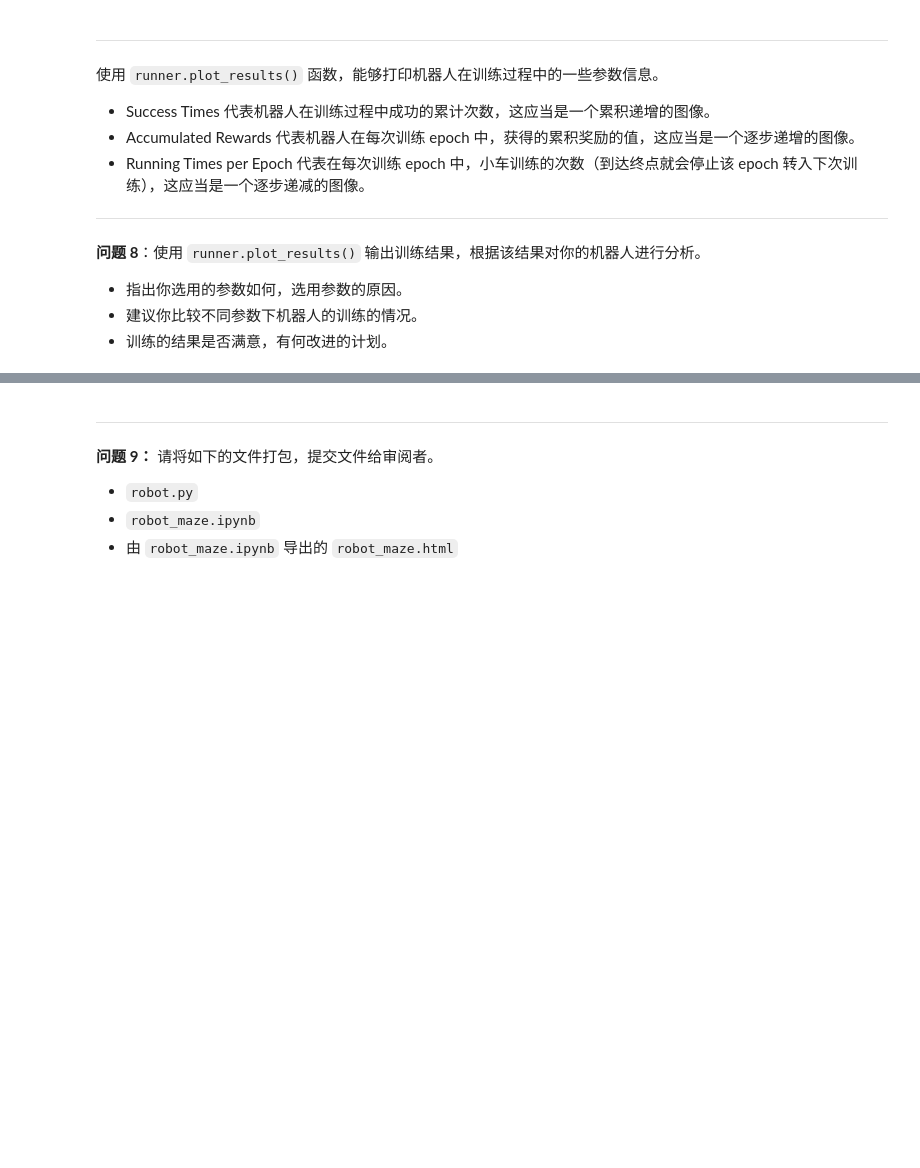
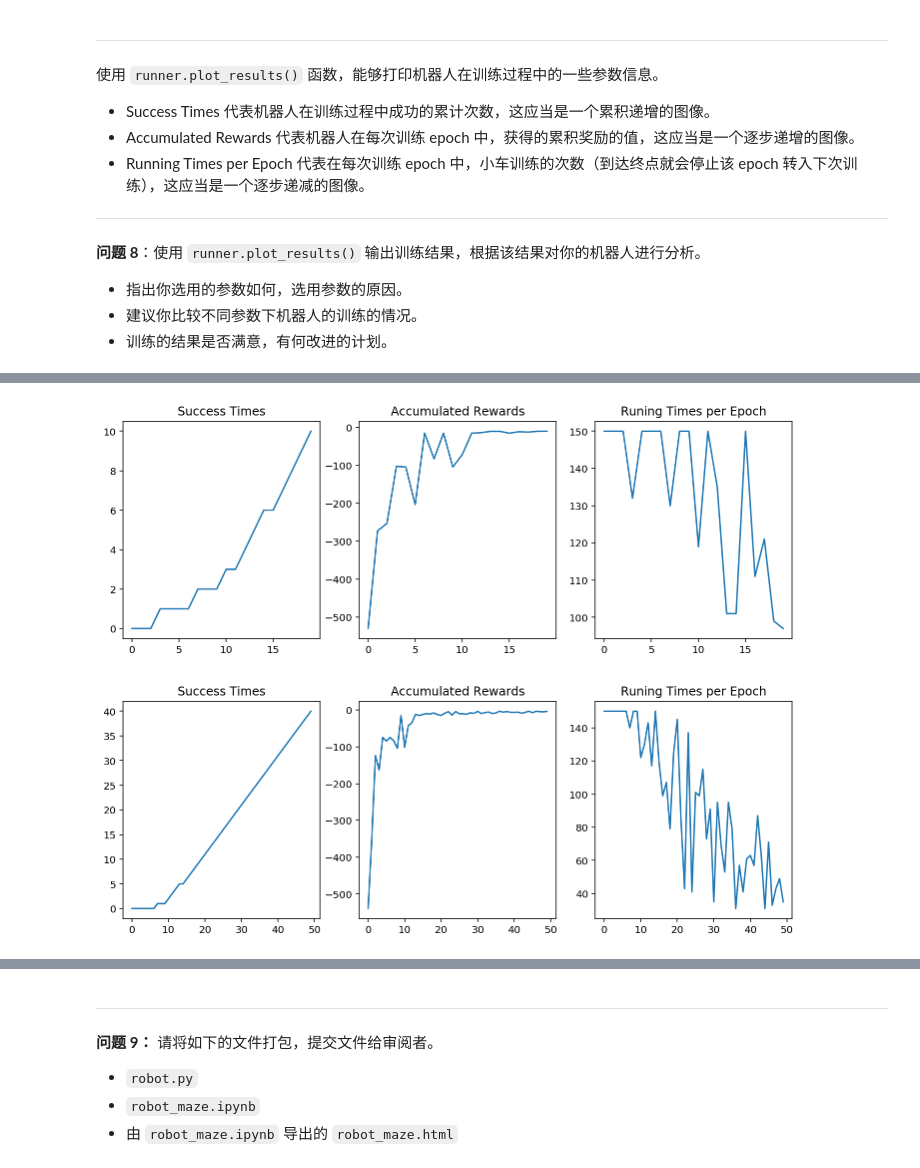
Before and after one commit to agassi4013/MLND_qlearning_maze, a Jupyter notebook: robot_maze.ipynb, the cells around one changed output, grey strips where cells are left out. Cells and saved outputs as stored; diff of their text form; code cells hidden in the pictures; blank space fills up the shorter version.

```diff
--- a/robot_maze.ipynb
+++ b/robot_maze.ipynb
@@ -301,0 +362,19 @@ gamma使用0.9，讓Q table更新時多加評估未來，考慮下一個state的
+# %%
+#test maze size and epoch
+g2 = Maze(maze_size=(10,10),trap_number=3)
+r2 = Robot(g2,alpha=alpha, epsilon0=epsilon0, gamma=gamma)
+r2.set_status(learning=True)
+
+runner = Runner(r2, g2)
+runner.run_training(epoch, display_direction=True)
+runner.plot_results()
+
+r2 = Robot(g2,alpha=alpha, epsilon0=epsilon0, gamma=gamma)
+r2.set_status(learning=True)
+
+runner = Runner(r2, g2)
+runner.run_training(50, display_direction=True)
+runner.plot_results()
+# %% [output]
+[figure, added]
+[figure, added]
```
Also changed, not shown: parts of 11 cells of this notebook, 3 other files.
